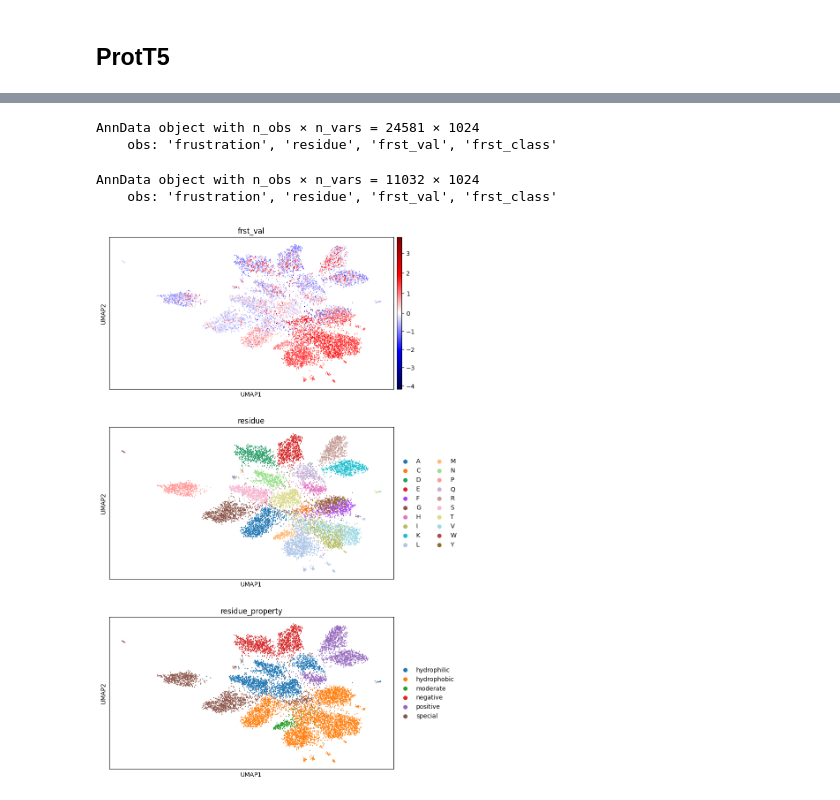
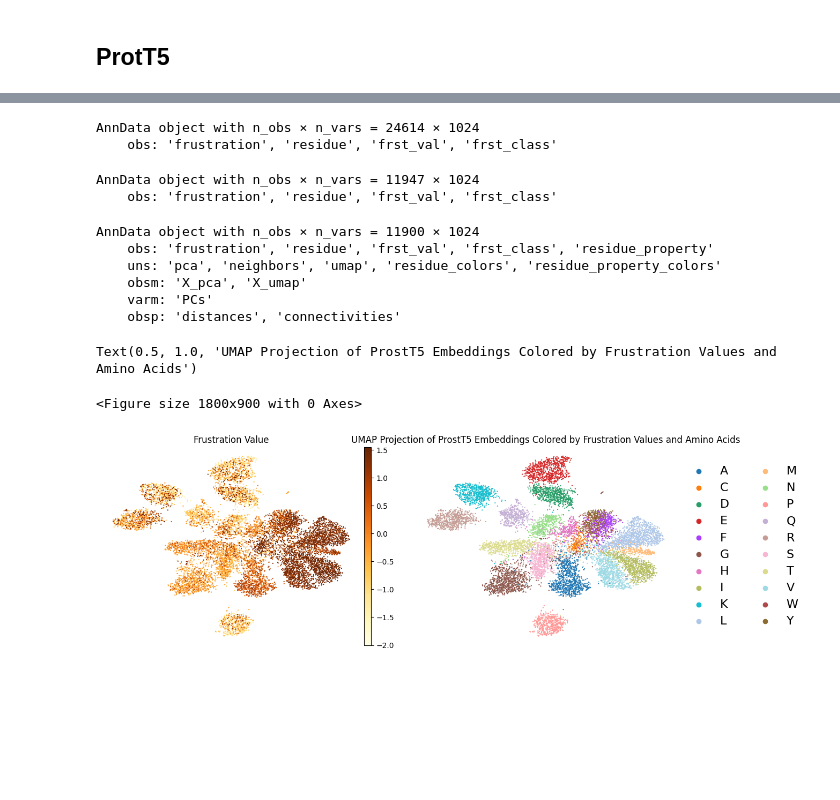
Before and after one commit to leuschjanphilipp/FrustrAI-Seq, a Jupyter notebook: notebooks/ev_prot_prost_emb.ipynb, the cells around one changed output, grey strips where cells are left out. Drawn from its saved outputs; the diff is of its cells as text; code cells hidden in the pictures; blank space fills up the shorter version.

```diff
--- a/notebooks/ev_prot_prost_emb.ipynb
+++ b/notebooks/ev_prot_prost_emb.ipynb
@@ -10,7 +12,7 @@ from transformers import T5Tokenizer, T5EncoderModel
 
 torch.set_float32_matmul_precision('medium')
 # %%
-parquet_path = "../data/frustration/v3_frustration.parquet.gzip"
+parquet_path = "../data/frustration/v8_frustration_v2.parquet.gzip"
 df = pq.read_table(parquet_path).to_pandas()
 df = df.sample(n=100, random_state=42).reset_index(drop=True)
 # %% [markdown]
@@ -207,7 +214,7 @@ for row in tqdm.tqdm(df.iterrows()):
     vals[row[1]["res_idx"]] = row[1]["frst_idx"]
     frst_val.append(vals[:idx])
     classes = np.zeros((len(row[1]["full_seq"])), dtype=object)
-    classes[row[1]["res_idx"]] = row[1]["frst_class"]
+    classes[row[1]["res_idx"]] = row[1]["frst_class_3"]
     frst_class.append(classes[:idx])
 # %%
 adata = sc.AnnData(X=torch.cat(embeddings, dim=0).cpu().numpy())
@@ -219,13 +226,13 @@ adata.obs['frst_class'] = adata.obs['frst_class'].astype('category')
 # %%
 adata
 # %% [output]
-AnnData object with n_obs × n_vars = 24581 × 1024
+AnnData object with n_obs × n_vars = 24614 × 1024
     obs: 'frustration', 'residue', 'frst_val', 'frst_class'
 # %%
 adata_frst = adata[adata.obs['frustration'] == True, :].copy()
 adata_frst
 # %% [output]
-AnnData object with n_obs × n_vars = 11032 × 1024
+AnnData object with n_obs × n_vars = 11947 × 1024
     obs: 'frustration', 'residue', 'frst_val', 'frst_class'
 # %%
 sc.pp.pca(adata_frst)
@@ -242,7 +249,23 @@ property_dict = {
 }
 # %%
 adata_frst.obs['residue_property'] = adata_frst.obs['residue'].map(property_dict)
+# %%
+adata_outlier_removed = adata_frst[adata_frst.obsm['X_umap'][:, 0] < 10, :].copy()
+adata_outlier_removed
+# %% [output]
+AnnData object with n_obs × n_vars = 11900 × 1024
+    obs: 'frustration', 'residue', 'frst_val', 'frst_class', 'residue_property'
+    uns: 'pca', 'neighbors', 'umap', 'residue_colors', 'residue_property_colors'
+    obsm: 'X_pca', 'X_umap'
+    varm: 'PCs'
+    obsp: 'distances', 'connectivities'
 # %%
-sc.pl.umap(adata_frst, color=['frst_val', 'residue', "residue_property"], ncols=1, wspace=0.4, cmap='seismic', vcenter=0,) #palette="tab20")
+plt.figure(figsize=(12,6), dpi=150)
+fig = sc.pl.umap(adata_outlier_removed, color=['frst_val', 'residue',], ncols=2, wspace=0.1, cmap="YlOrBr", vmin=-2, vmax=1.55,
+           frameon=False, title=['Frustration Value', 'Amino Acid'], legend_fontsize=16, return_fig=True)
+plt.
+#plt.savefig("umap_frustration_prostT5.png", dpi=180)
 # %% [output]
+Text(0.5, 1.0, 'UMAP Projection of ProstT5 Embeddings Colored by Frustration Values and Amino Acids')
+<Figure size 1800x900 with 0 Axes>
-[figure, old version]
+[figure, new version]
```
Also changed, not shown: parts of 8 cells of this notebook, 8 other files.
